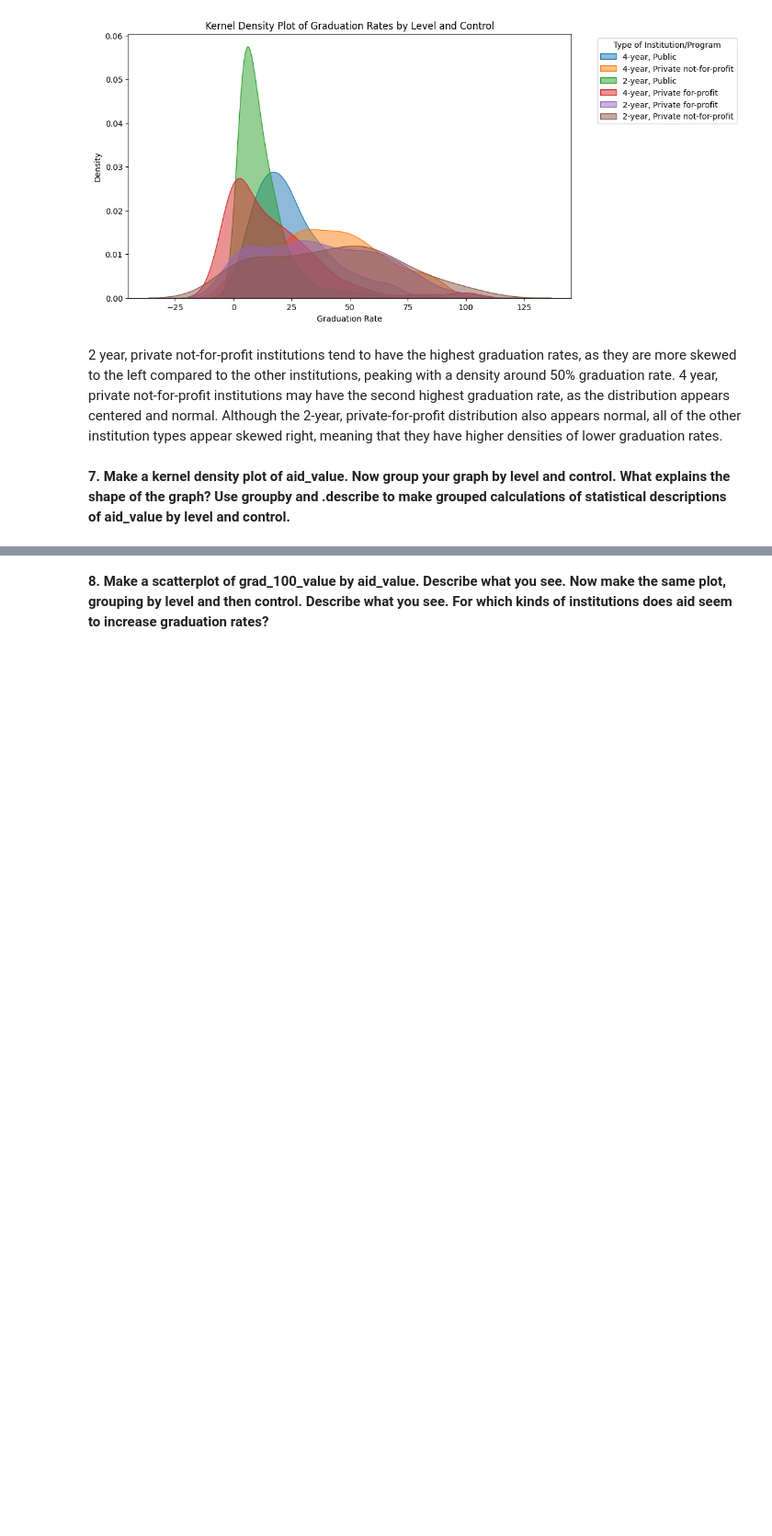
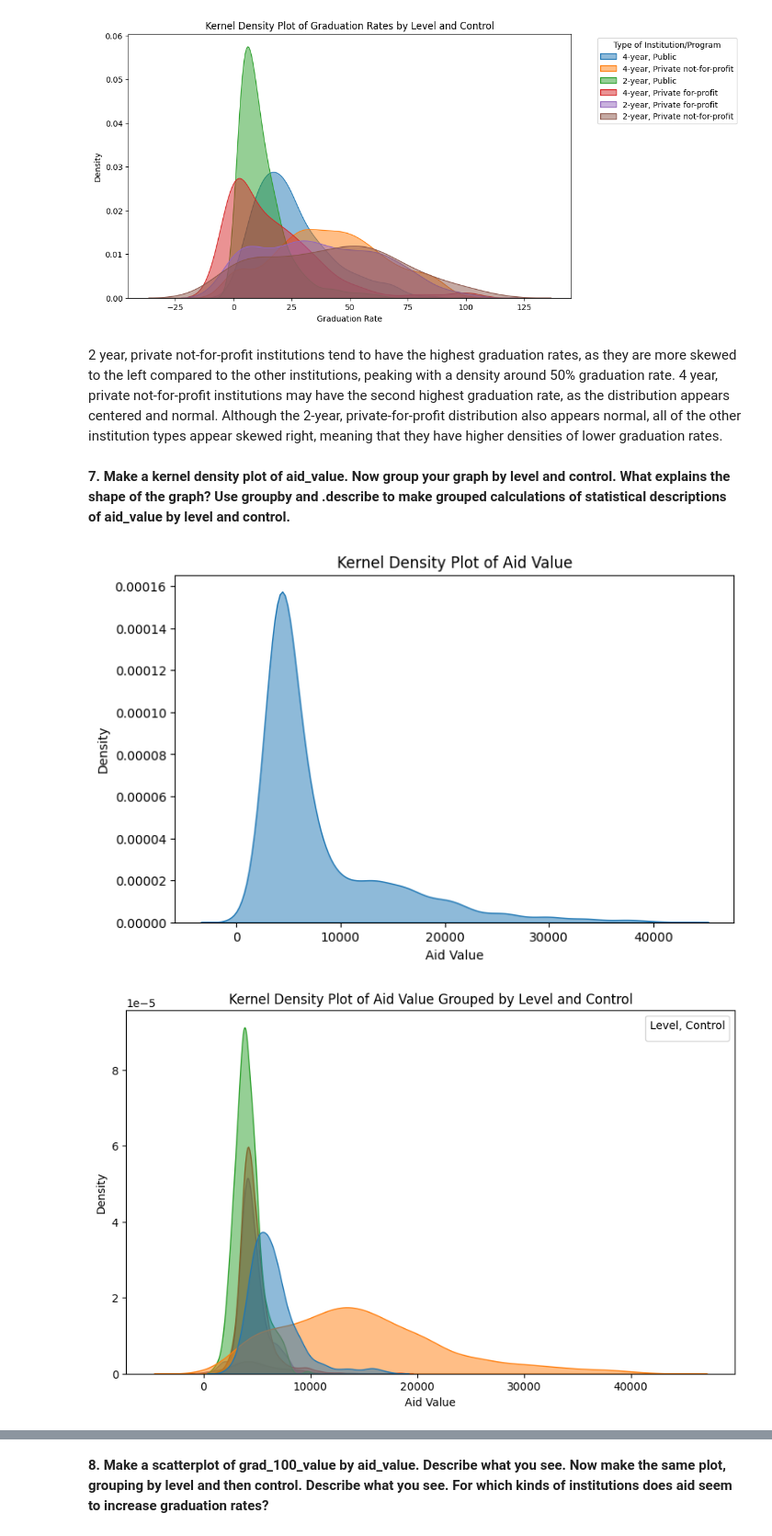
Before and after one commit to norawik/knn, a Jupyter notebook: assignment/assignment_knn.ipynb, the cells around one changed output, grey strips where cells are left out. Shown at 92% size. Saved outputs shown, nothing was run; the diff lists cells and outputs as text; code cells hidden in the pictures; blank space fills up the shorter version.

```diff
--- a/assignment/assignment_knn.ipynb
+++ b/assignment/assignment_knn.ipynb
@@ -375,3 +377,27 @@ plt.show()
 2 year, private not-for-profit institutions tend to have the highest graduation rates, as they are more skewed to the left compared to the other institutions, peaking with a density around 50% graduation rate. 4 year, private not-for-profit institutions may have the second highest graduation rate, as the distribution appears centered and normal. Although the 2-year, private-for-profit distribution also appears normal, all of the other institution types appear skewed right, meaning that they have higher densities of lower graduation rates.
 # %% [markdown]
 **7. Make a kernel density plot of aid_value. Now group your graph by level and control. What explains the shape of the graph? Use groupby and .describe to make grouped calculations of statistical descriptions of aid_value by level and control.**
+# %%
+#kernel density plot of aid_value
+plt.figure(figsize=(8, 5))
+sns.kdeplot(data=college, x='aid_value', fill=True, alpha=0.5)
+plt.title('Kernel Density Plot of Aid Value')
+plt.xlabel('Aid Value')
+plt.ylabel('Density')
+plt.show()
+
+#kernel density plot grouped by level and control
+plt.figure(figsize=(10, 6))
+sns.kdeplot(data=college, x='aid_value', hue='levelXcontrol', fill=True, alpha=0.5)
+plt.title('Kernel Density Plot of Aid Value Grouped by Level and Control')
+plt.xlabel('Aid Value')
+plt.ylabel('Density')
+plt.legend(title="Level, Control")
+plt.show()
+
+#summary stats
+aid_summary = college.groupby(['level', 'control'])['aid_value'].describe()
+print(aid_summary)
+# %% [output]
+[figure, added]
+[figure, added]
```
Also changed, not shown: parts of 7 cells of this notebook.
